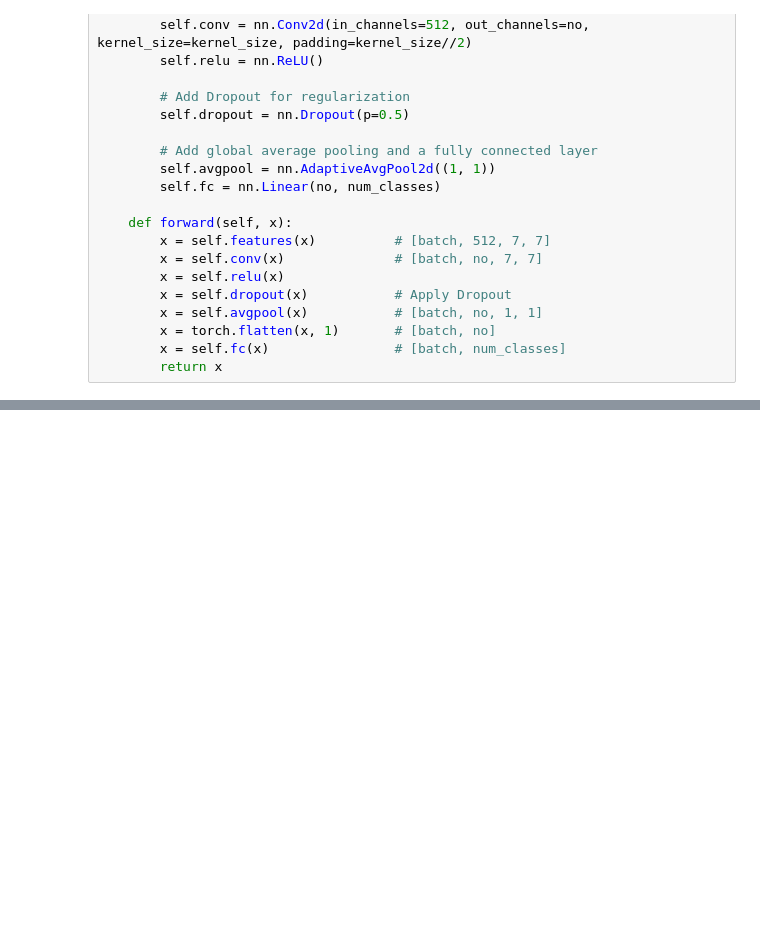
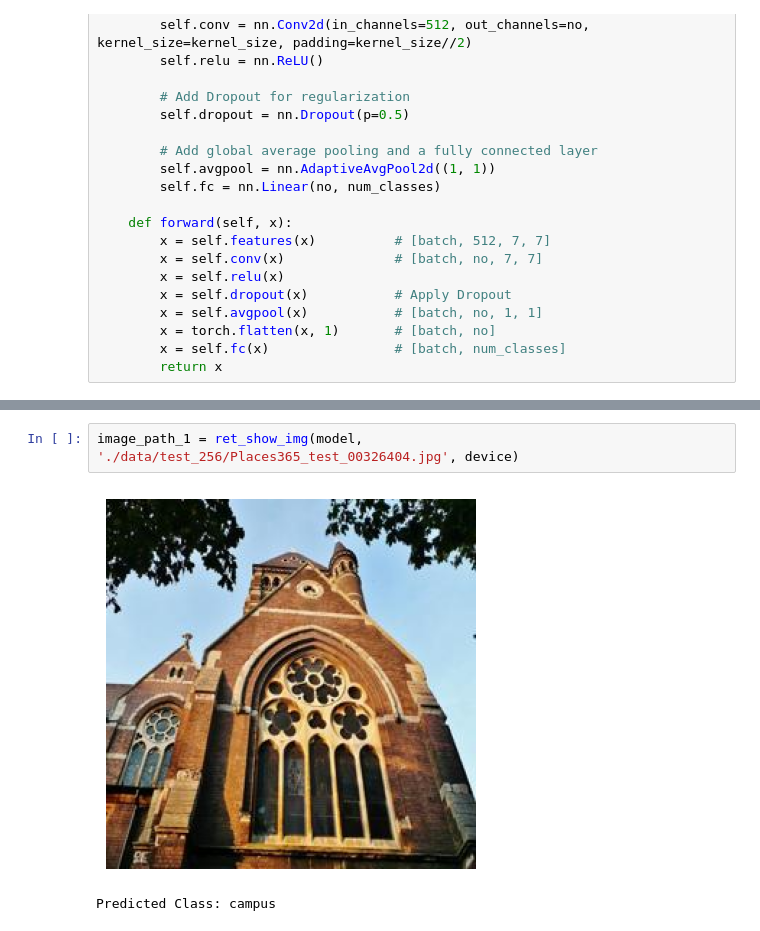
Before and after one commit to YKH2020/CV_Places365, a Jupyter notebook: PlacesClassification_ResNet50_DL.ipynb, the cells around one changed output, grey strips where cells are left out. Cells and saved outputs as stored; diff of their text form; blank space fills up the shorter version.

```diff
--- a/PlacesClassification_ResNet50_DL.ipynb
+++ b/PlacesClassification_ResNet50_DL.ipynb
@@ -515,0 +628,5 @@ KeyboardInterrupt:
+# %%
+image_path_1 = ret_show_img(model, './data/test_256/Places365_test_00326404.jpg', device)
+# %% [output]
+[figure, added]
+Predicted Class: campus
```
Also changed, not shown: parts of 18 cells of this notebook, 3 other files.
